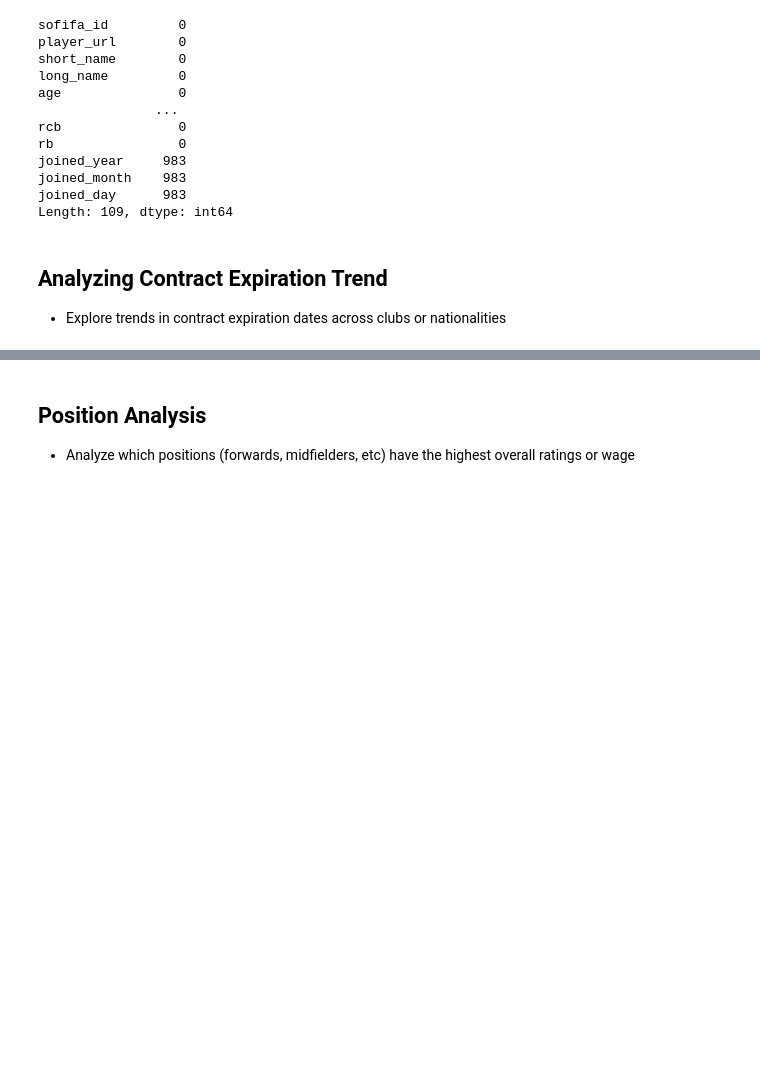
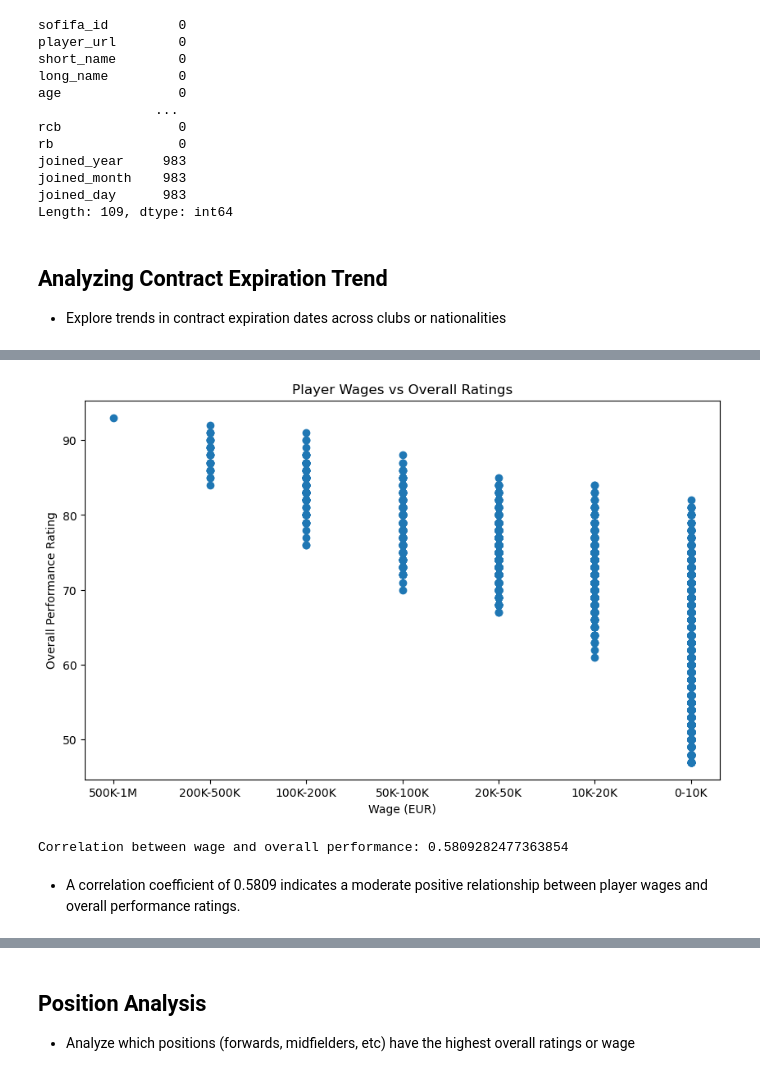
Before and after one commit to hiepxuanho/MSU-Project1, a Jupyter notebook: fifa21.ipynb, the cells around one changed output, grey strips where cells are left out. Cells and saved outputs as stored; diff of their text form; code cells hidden in the pictures; blank space fills up the shorter version.

```diff
--- a/fifa21.ipynb
+++ b/fifa21.ipynb
@@ -113,0 +118,32 @@ Length: 109, dtype: int64
+# %%
+# Exclude the players with a wage of zero from thsi analysis, as they could be outliers or represent missing data
+# which could distort the results
+df_performance = df_performance[df_performance['wage_eur'] > 0]
+# %%
+#  Check for any missing data and clean if necessary
+df_performance = df_performance.dropna()
+# %%
+# Define wage bins
+wage_bins = [0, 10000, 20000, 50000, 100000, 200000, 500000, 1000000]  # Define wage ranges
+wage_labels = ['0-10K', '10K-20K', '20K-50K', '50K-100K', '100K-200K', '200K-500K', '500K-1M']
+# %%
+# Bin the wages
+df_performance['wage_bin'] = pd.cut(df_performance['wage_eur'], bins=wage_bins, labels=wage_labels)
+# %%
+# Step 3: Create a scatter plot to visualize the relationship
+plt.figure(figsize=(10, 6))
+plt.scatter(df_performance['wage_bin'],df_performance['overall'])
+plt.title('Player Wages vs Overall Ratings')
+plt.xlabel('Wage (EUR)')
+plt.ylabel('Overall Performance Rating')
+plt.show()
+# %% [output]
+[figure, added]
+# %%
+# Calculate the correlation coefficient
+correlation = df_performance['wage_eur'].corr(df_performance['overall'])
+print(f"Correlation between wage and overall performance: {correlation}")
+# %% [output]
+Correlation between wage and overall performance: 0.5809282477363854
+# %% [markdown]
+- A correlation coefficient of 0.5809 indicates a moderate positive relationship between player wages and overall performance ratings.
```
Also changed, not shown: parts of 10 cells of this notebook.
